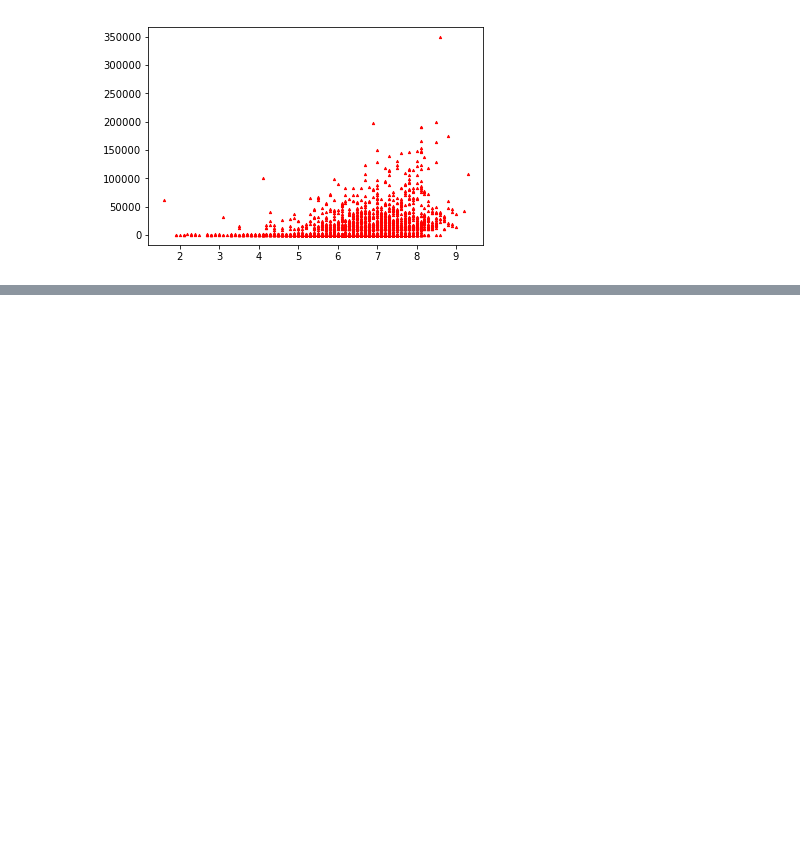
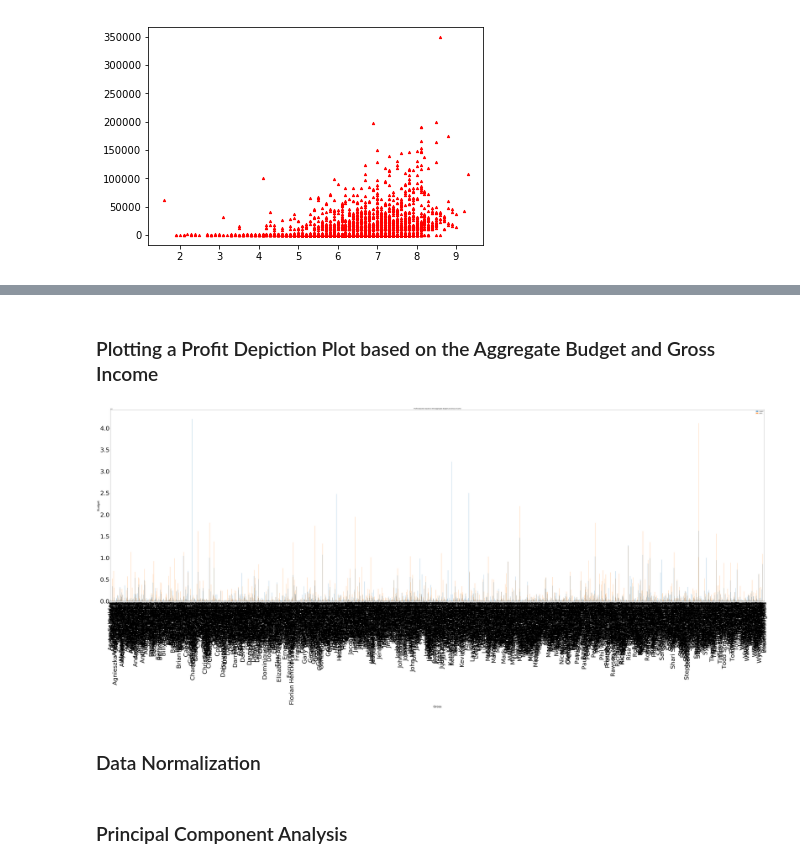
Before and after one commit to divyaaligireddy/IMDB-data-analysis, a Jupyter notebook: IMDB_data_analysis.ipynb, the cells around one changed output, grey strips where cells are left out. Saved outputs shown, nothing was run; the diff lists cells and outputs as text; code cells hidden in the pictures; blank space fills up the shorter version.

```diff
--- a/IMDB_data_analysis.ipynb
+++ b/IMDB_data_analysis.ipynb
@@ -165,0 +186,3 @@ movies.loc[movies['director_name'].isin(directors)]
+# %%
+Director_profit = movies[['director_name', 'gross', 'budget']]
+Director_profit.head()
@@ -165,0 +196,3 @@ movies.loc[movies['director_name'].isin(directors)]
+# %%
+Director_profit = Director_profit.groupby('director_name')['gross','budget'].sum()
+Director_profit.head()
@@ -165,0 +207,11 @@ movies.loc[movies['director_name'].isin(directors)]
+# %% [markdown]
+### Plotting a Profit Depiction Plot based on the Aggregate Budget and Gross Income
+# %%
+ax = Director_profit[['budget','gross']].plot(kind='bar', title ="Profit Depiction based on the Aggregate Budget and Gross Income", figsize=(100, 30), legend=True, fontsize=50)
+ax.set_xlabel("Gross", fontsize=25)
+ax.set_ylabel("Budget", fontsize=25)
+plt.show()
+# %% [output]
+[figure, added]
+# %% [markdown]
+### Data Normalization
@@ -165,0 +224,2 @@ movies.loc[movies['director_name'].isin(directors)]
+# %% [markdown]
+### Principal Component Analysis
```
Also changed, not shown: parts of 42 cells of this notebook.
